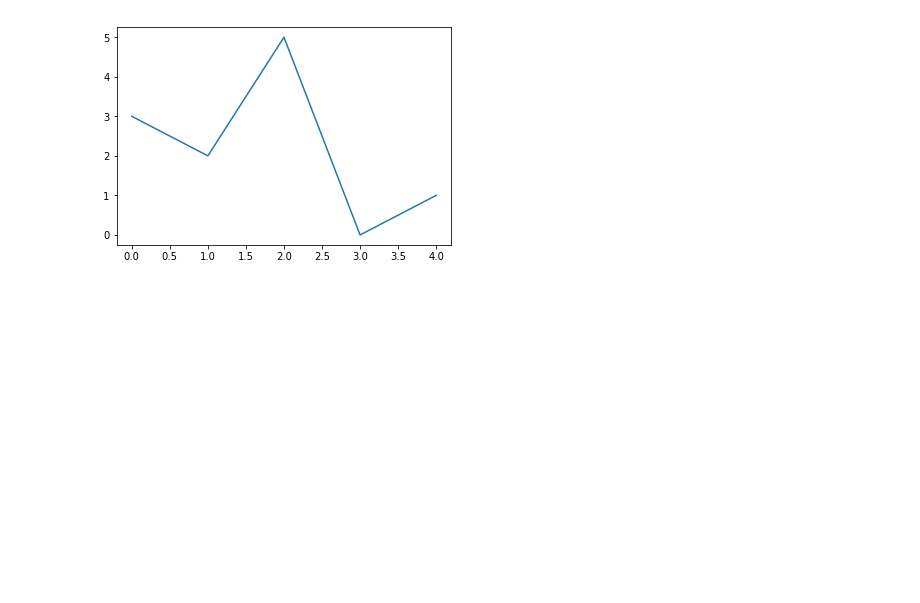
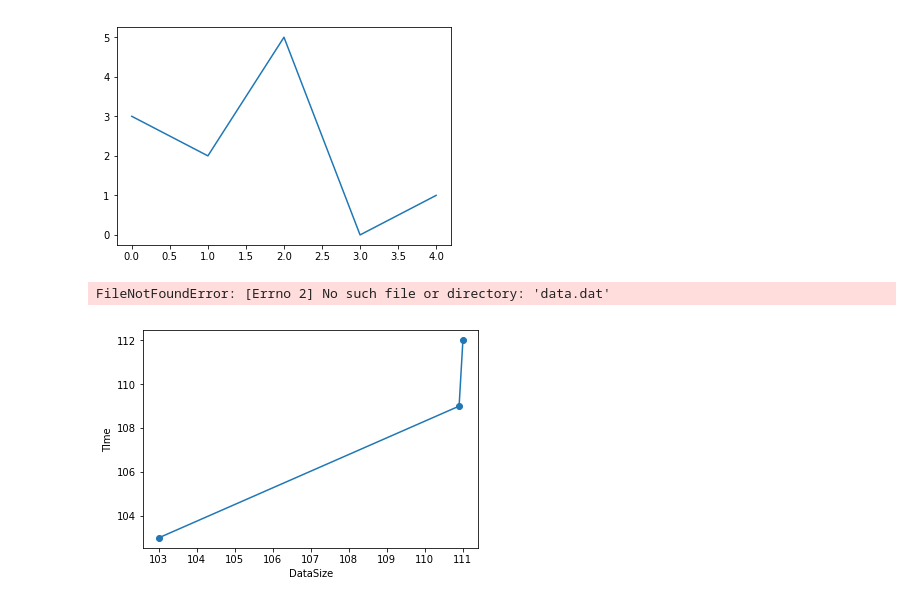
Before and after one commit to imnmo/teach-yourself-machine-learning, a Jupyter notebook: CatchUpWIthPython.ipynb, the cells around one changed output. Saved outputs shown, nothing was run; the diff lists cells and outputs as text; code cells hidden in the pictures; blank space fills up the shorter version.

Commit message:
Add smaple plots

```diff
--- a/CatchUpWIthPython.ipynb
+++ b/CatchUpWIthPython.ipynb
@@ -176,3 +180,8 @@ plt.plot(vals)
 plt.show()
 # %% [output]
 [figure]
+# %%
+import matplotlib.pyplot as plt
+plt.plotfile('data.dat', delimiter=' ', cols=(0, 1),names=('col1', 'col2'), marker='o')
+# %% [output]
+FileNotFoundError: [Errno 2] No such file or directory: 'data.dat'
@@ -178,0 +191,6 @@ plt.show()
+# %%
+import matplotlib.pyplot as plt
+plt.plotfile('data.txt', delimiter=' ', cols=(0, 1),names=('DataSize', 'TIme'), marker='o')
+plt.show()
+# %% [output]
+[figure, added]
```
Also changed, not shown: parts of 7 cells of this notebook, 8 other files.
